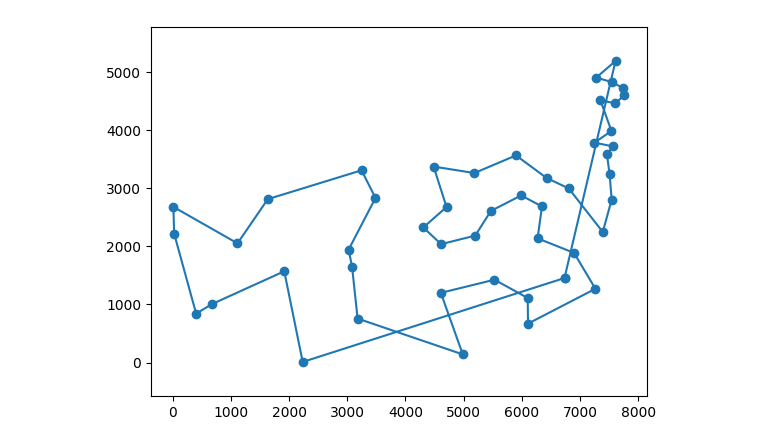
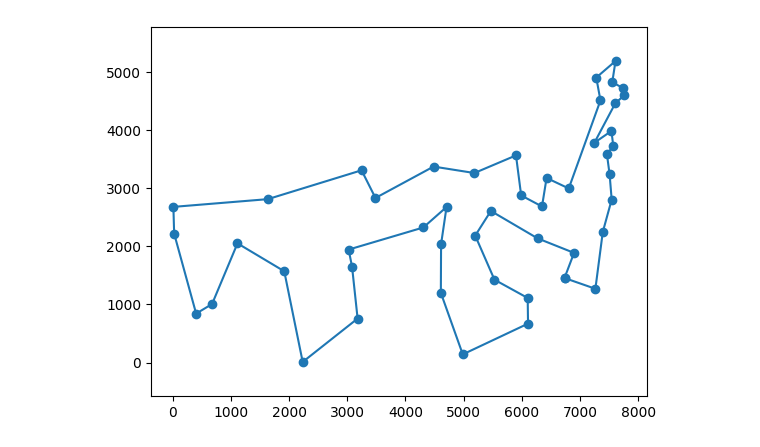
Before and after one commit to gbonanato/comp_ev_group_F, a Jupyter notebook: notebooks/TP2/tsp.ipynb, the cells around one changed output. Cells and saved outputs as stored; diff of their text form; code cells hidden in the pictures.

Commit message:
CHORE: solves TSP problem with CrossAwareRSM

```diff
--- a/notebooks/TP2/tsp.ipynb
+++ b/notebooks/TP2/tsp.ipynb
@@ -5,23 +5,37 @@ import tsplib95
 
 from TP.core.logging.observer import BestFitnessLogger
 from TP.core.logging.progress import EAProgressLogger
+from TP.core.selection.parents.operators import TournamentStrategy
+from TP.core.selection.survivors.operators import ElitismGenerational
 from TP.problems.tsp.interface import TSPOrchestrator
+from TP.problems.tsp.variation.mutation import CrossAwareRSM
 
 logging.basicConfig(level=logging.INFO)
 
 
 problem_instance = tsplib95.load('data/att48.tsp')
 
+pop_size = 50
+tournament_size = 3
 
 data_logger = BestFitnessLogger()
 process_logger = EAProgressLogger()
+parent_selector = TournamentStrategy(tournament_size=tournament_size)
+survivor_selector = ElitismGenerational(elite_pop_pct=0.05)
+mutation_operator = CrossAwareRSM(problem_instance=problem_instance)
+
 
 orchestrator = TSPOrchestrator(
     problem_instance=problem_instance,
-    pop_size=50,
-    max_generations=5000,
+    survivor_selector=survivor_selector,
+    mutation_operator=mutation_operator,
+    pop_size=pop_size,
+    parent_selector=parent_selector,
+    max_generations=1000,
     observers=[data_logger],
     loggers=[process_logger],
+    p_c=0.6,
+    p_m=0.5,
 )
 out = orchestrator.run()
 # %% [output]
@@ -45,17 +48,17 @@ INFO:TP.core.logging.progress:EA finished | generations=5000 | best_fitness=0.00
 # %%
 import matplotlib.pyplot as plt
 
-tour = out
+tour = out.decode()
 
 coords = problem_instance.node_coords
 x = [coords[n][0] for n in tour]
 y = [coords[n][1] for n in tour]
 
 plt.plot(x, y, '-o')
 plt.axis('equal')
 plt.show()
 # %% [output]
-[figure, old version]
+[figure, new version]
 # %%
 import matplotlib.pyplot as plt
 
```
Also changed, not shown: parts of 4 cells of this notebook, 4 other files.
